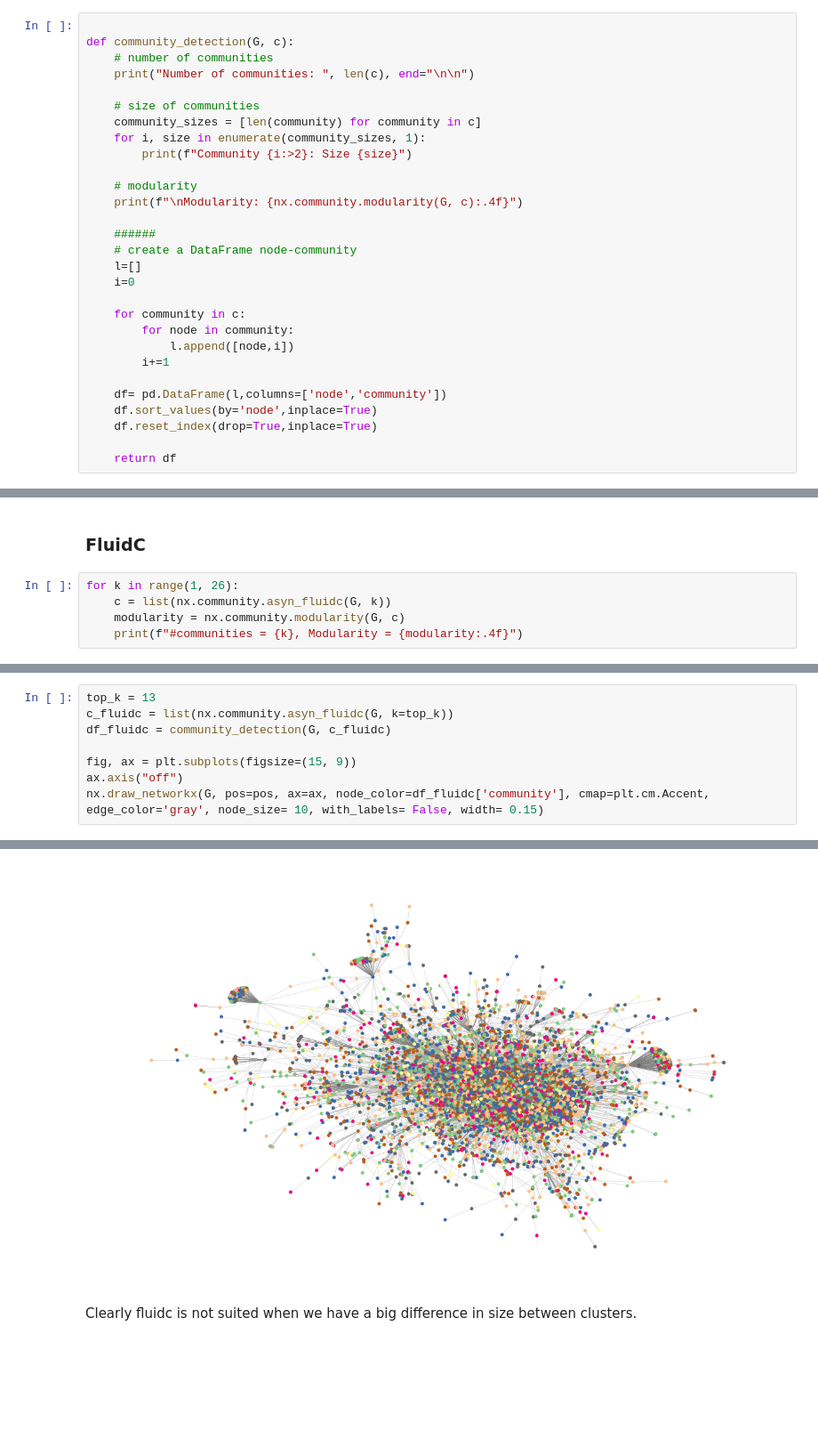
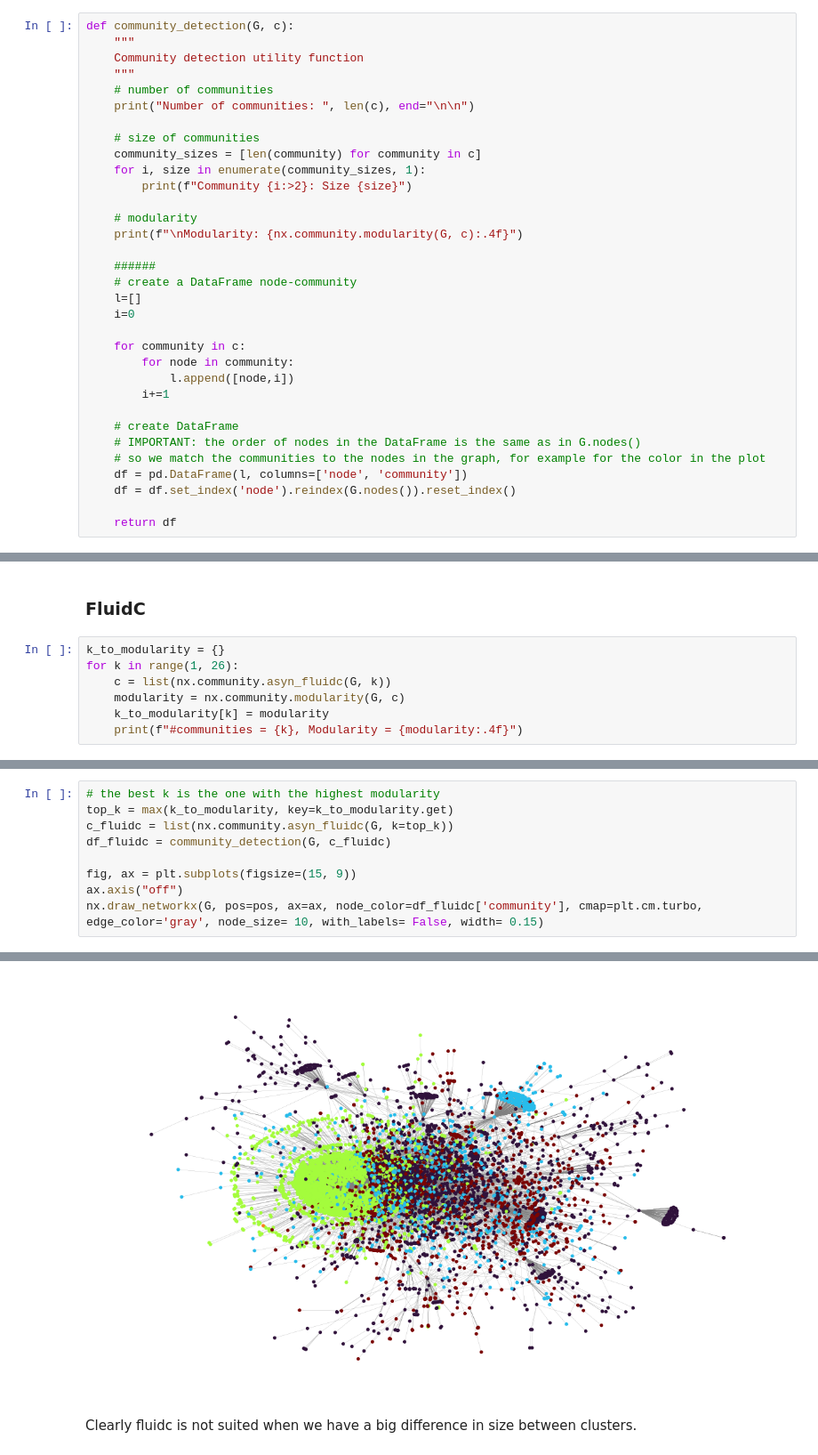
Before and after one commit to AlessandroGhiotto/WSA-AoT, a Jupyter notebook: notebooks/3_community_detection.ipynb, the cells around one changed output, grey strips where cells are left out. Shown at 89% size. Drawn from its saved outputs; the diff is of its cells as text; blank space fills up the shorter version.

```diff
--- a/notebooks/3_community_detection.ipynb
+++ b/notebooks/3_community_detection.ipynb
@@ -17,7 +17,9 @@ df_comments = pd.read_csv('../data/comments_graph_general_top30percent_clean.csv
 G = pickle.load(open('../data/comments_graph.pickle', 'rb'))
 # %%
-
 def community_detection(G, c):
+    """
+    Community detection utility function
+    """
     # number of communities
     print("Number of communities: ", len(c), end="\n\n")
 
@@ -39,9 +41,11 @@ def community_detection(G, c):
             l.append([node,i])
         i+=1
 
-    df= pd.DataFrame(l,columns=['node','community'])
-    df.sort_values(by='node',inplace=True)
-    df.reset_index(drop=True,inplace=True)
+    # create DataFrame
+    # IMPORTANT: the order of nodes in the DataFrame is the same as in G.nodes()
+    # so we match the communities to the nodes in the graph, for example for the color in the plot
+    df = pd.DataFrame(l, columns=['node', 'community'])
+    df = df.set_index('node').reindex(G.nodes()).reset_index()
 
     return df
 # %%
@@ -116,9 +120,11 @@ Modularity: 0.6721
 # %% [markdown]
 ### FluidC
 # %%
+k_to_modularity = {}
 for k in range(1, 26):
     c = list(nx.community.asyn_fluidc(G, k))
     modularity = nx.community.modularity(G, c)
+    k_to_modularity[k] = modularity
     print(f"#communities = {k}, Modularity = {modularity:.4f}")
 # %% [output]
 #communities = 1, Modularity = 0.0000
@@ -141,9 +147,10 @@ for k in range(1, 26):
 # %%
-top_k = 13
+# the best k is the one with the highest modularity
+top_k = max(k_to_modularity, key=k_to_modularity.get)
 c_fluidc = list(nx.community.asyn_fluidc(G, k=top_k))
 df_fluidc = community_detection(G, c_fluidc)
 
 fig, ax = plt.subplots(figsize=(15, 9))
 ax.axis("off")
-nx.draw_networkx(G, pos=pos, ax=ax, node_color=df_fluidc['community'], cmap=plt.cm.Accent, edge_color='gray', node_size= 10, with_labels= False, width= 0.15)
+nx.draw_networkx(G, pos=pos, ax=ax, node_color=df_fluidc['community'], cmap=plt.cm.turbo, edge_color='gray', node_size= 10, with_labels= False, width= 0.15)
 # %% [output]
@@ -167,3 +166,3 @@ Modularity: 0.4631
-[figure, old version]
+[figure, new version]
 # %% [markdown]
 Clearly fluidc is not suited when we have a big difference in size between clusters.
```
Also changed, not shown: parts of 10 cells of this notebook, 6 other files.
